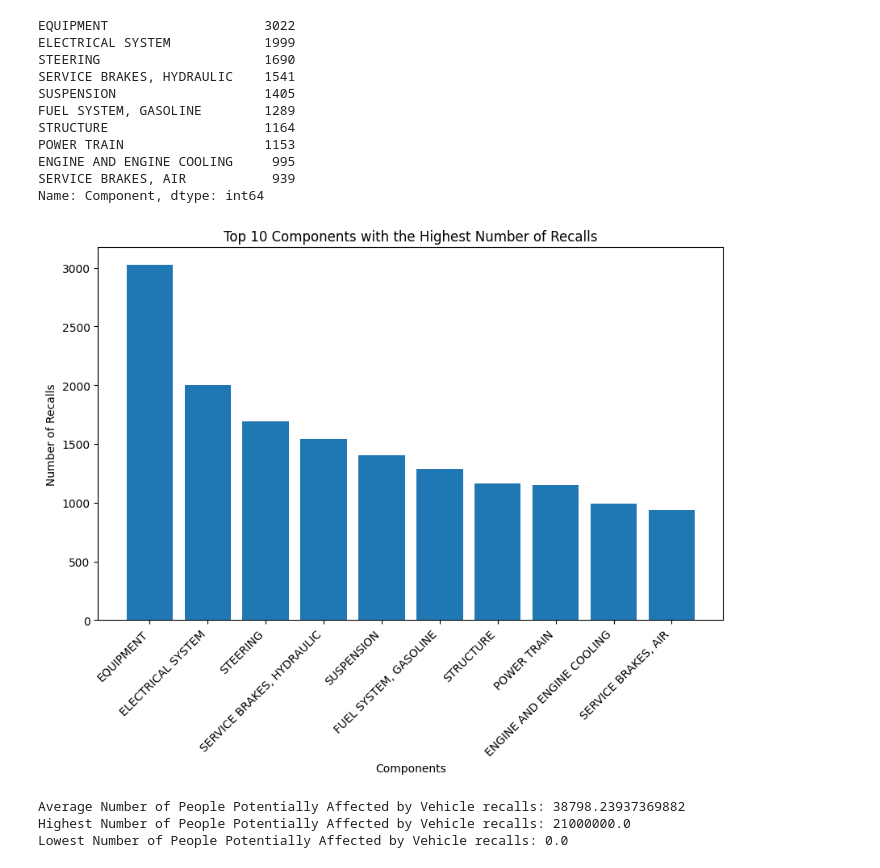
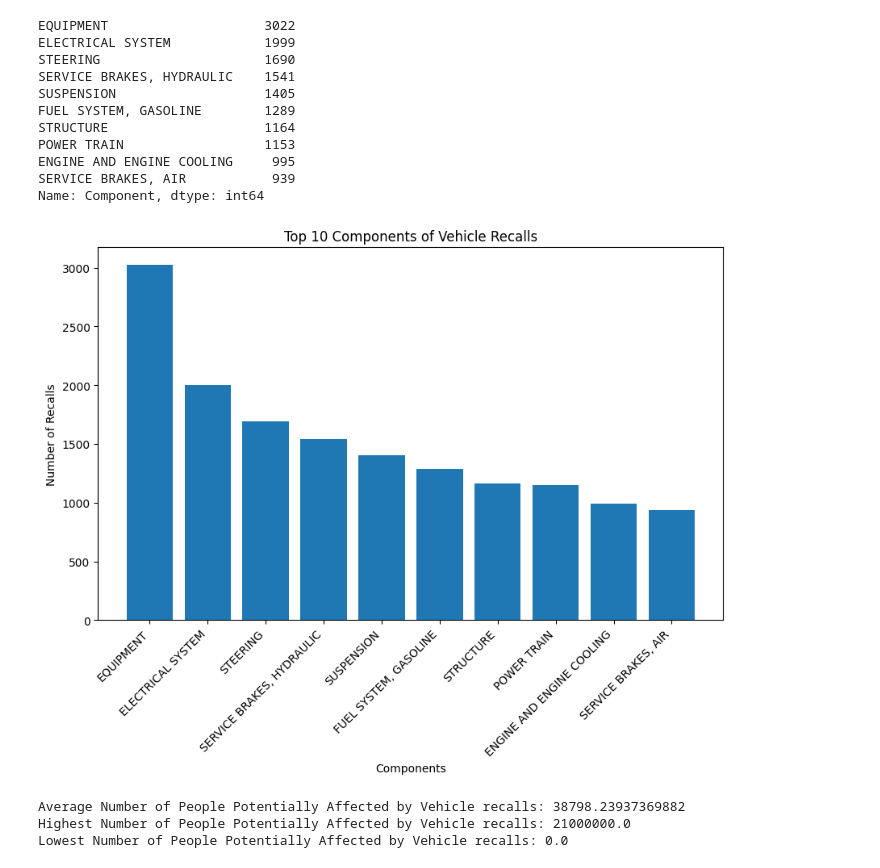
Before and after one commit to Dullard-boy/Hamoye-Data-Science-Internship-2023, a Jupyter notebook: HDSC'23_Spring_Cohort_Premier_Project_Anaconda_Team.ipynb, the cells around one changed output. Saved outputs shown, nothing was run; the diff lists cells and outputs as text; code cells hidden in the pictures.

```diff
--- a/HDSC'23_Spring_Cohort_Premier_Project_Anaconda_Team.ipynb
+++ b/HDSC'23_Spring_Cohort_Premier_Project_Anaconda_Team.ipynb
@@ -187,22 +187,22 @@ top10_component = pd.DataFrame(top10_component)
 # %%
 # Plotting the bar chart
 plt.figure(figsize=(10, 6))
 plt.bar(top10_component['Components'], top10_component['Number of Recalls'])
 plt.xlabel('Components')
 plt.ylabel('Number of Recalls')
-plt.title('Top 10 Components with the Highest Number of Recalls')
+plt.title('Top 10 Components of Vehicle Recalls')
 
 # Rotate the x-axis labels
 plt.xticks(rotation=45, ha='right')
 
 
 #Save the chart
 plt.savefig('Vehicle Recalls by Component.png', bbox_inches = "tight")
 
 #Display the chart
 plt.show()
 # %% [output]
-[figure, old version]
+[figure, new version]
 # %%
 #What is the average number of people potentially affected by vehicle recall type?
 Average_number_of_people_potentially_affected=vehicle['Potentially Affected'].mean()
```
Also changed, not shown: parts of 8 cells of this notebook.
